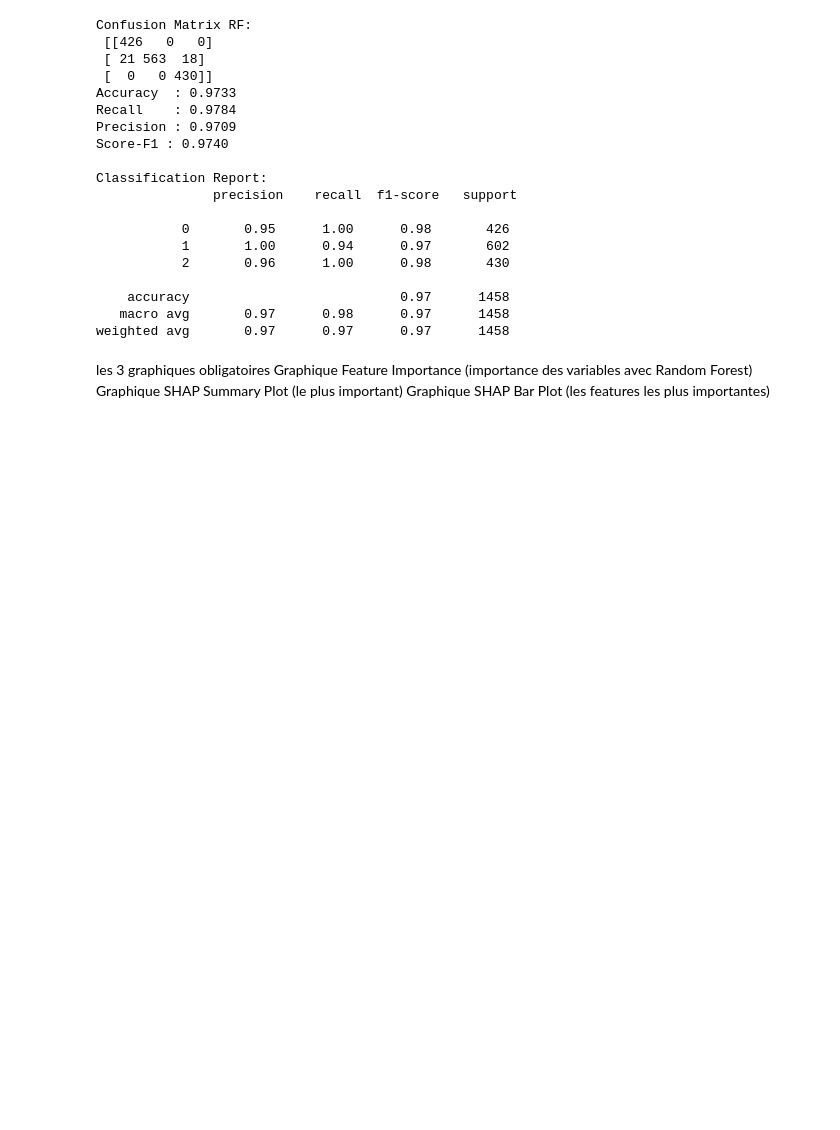
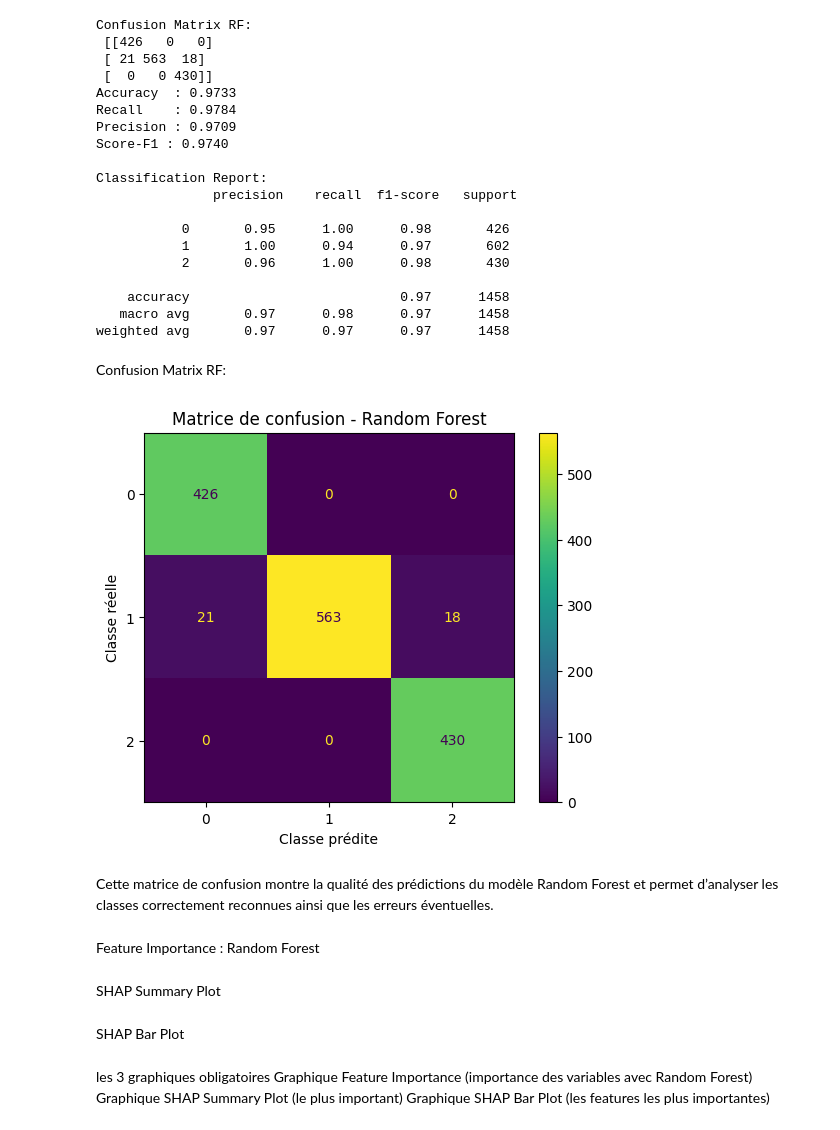
Before and after one commit to Test123599/ECOML, a Jupyter notebook: TpStandard - Copie.ipynb, the cells around one changed output. Drawn from its saved outputs; the diff is of its cells as text; code cells hidden in the pictures; blank space fills up the shorter version.

```diff
--- a/TpStandard - Copie.ipynb
+++ b/TpStandard - Copie.ipynb
@@ -1129,3 +1167,24 @@ Classification Report:
     accuracy                           0.97      1458
    macro avg       0.97      0.98      0.97      1458
 weighted avg       0.97      0.97      0.97      1458
+# %% [markdown]
+Confusion Matrix RF:
+# %%
+from sklearn.metrics import confusion_matrix, ConfusionMatrixDisplay
+import matplotlib.pyplot as plt
+
+cm = confusion_matrix(y_test_eval, y_pred_rf)
+
+disp = ConfusionMatrixDisplay(confusion_matrix=cm)
+disp.plot()
+
+plt.title("Matrice de confusion - Random Forest")
+plt.xlabel("Classe prédite")
+plt.ylabel("Classe réelle")
+plt.show()
+# %% [output]
+[figure, added]
+# %% [markdown]
+Cette matrice de confusion montre la qualité des prédictions du modèle Random Forest et permet d’analyser les classes correctement reconnues ainsi que les erreurs éventuelles.
+# %% [markdown]
+Feature Importance : Random Forest
@@ -1131,0 +1217,2 @@ weighted avg       0.97      0.97      0.97      1458
+# %% [markdown]
+SHAP Summary Plot
@@ -1131,0 +1230,2 @@ weighted avg       0.97      0.97      0.97      1458
+# %% [markdown]
+SHAP Bar Plot
```
Also changed, not shown: parts of 21 cells of this notebook.
